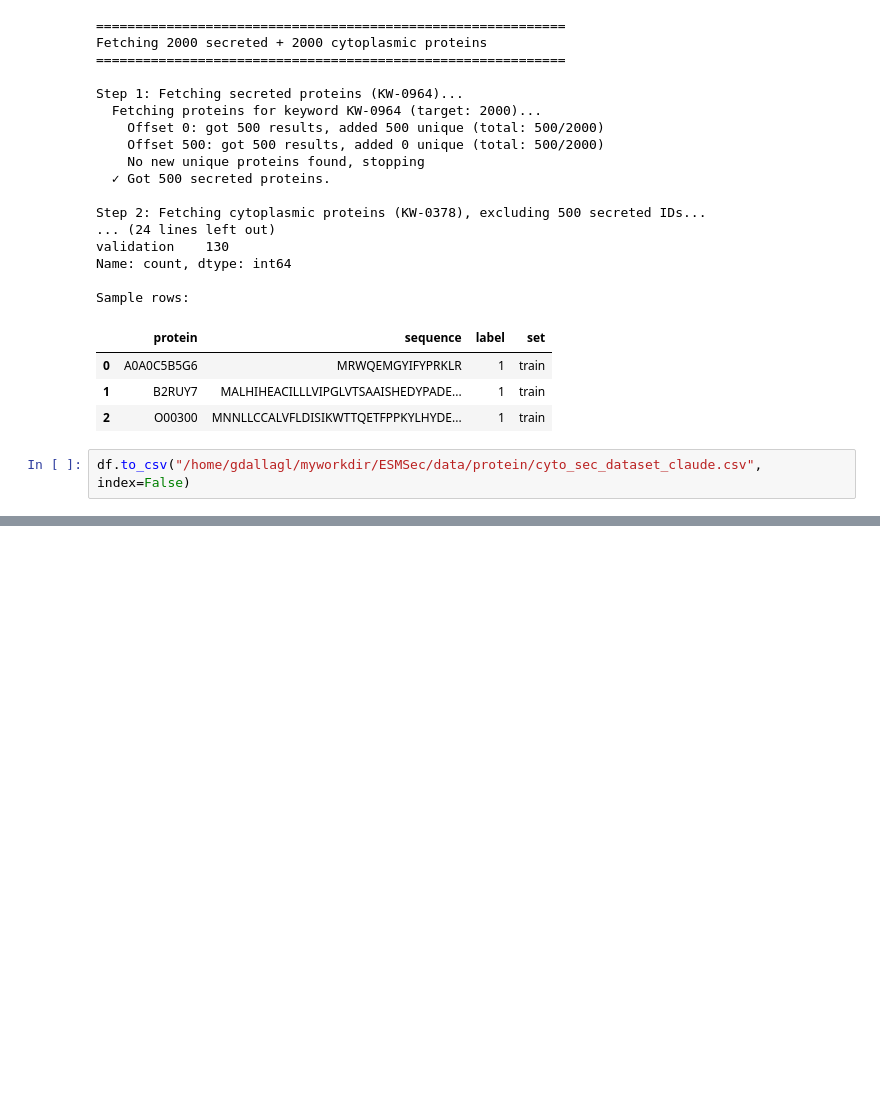
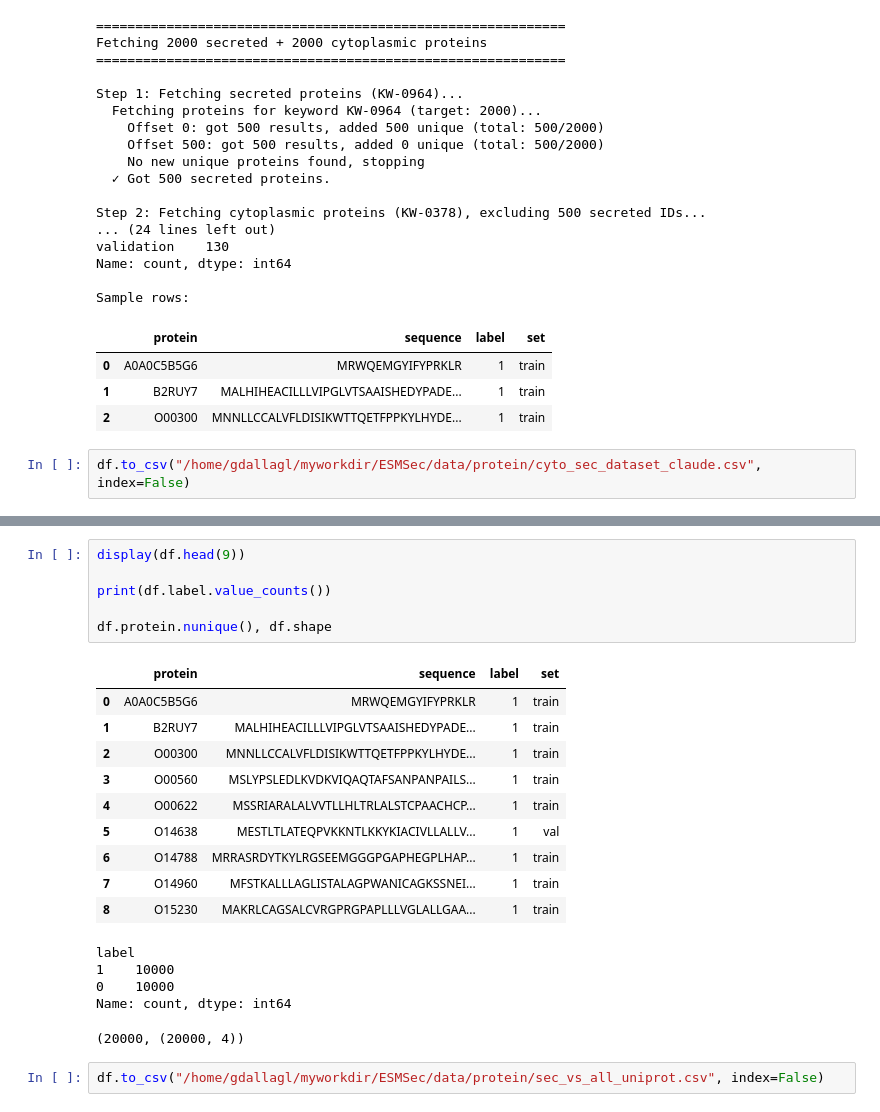
Before and after one commit to 8gabri8/ESMSec, a Jupyter notebook: create_dataset.ipynb, the cells around one changed output, grey strips where cells are left out. Saved outputs shown, nothing was run; the diff lists cells and outputs as text; blank space fills up the shorter version.

```diff
--- a/create_dataset.ipynb
+++ b/create_dataset.ipynb
@@ -644,0 +667,24 @@ df.to_csv("/home/gdallagl/myworkdir/ESMSec/data/protein/cyto_sec_dataset_claude.
+# %%
+display(df.head(9))
+
+print(df.label.value_counts())
+
+df.protein.nunique(), df.shape
+# %% [output]
+|  | protein | sequence | label | set |
+| 0 | A0A0C5B5G6 | MRWQEMGYIFYPRKLR | 1 | train |
+| 1 | B2RUY7 | MALHIHEACILLLVIPGLVTSAAISHEDYPADE... | 1 | train |
+| 2 | O00300 | MNNLLCCALVFLDISIKWTTQETFPPKYLHYDE... | 1 | train |
+| 3 | O00560 | MSLYPSLEDLKVDKVIQAQTAFSANPANPAILS... | 1 | train |
+| 4 | O00622 | MSSRIARALALVVTLLHLTRLALSTCPAACHCP... | 1 | train |
+| 5 | O14638 | MESTLTLATEQPVKKNTLKKYKIACIVLLALLV... | 1 | val |
+| 6 | O14788 | MRRASRDYTKYLRGSEEMGGGPGAPHEGPLHAP... | 1 | train |
+| 7 | O14960 | MFSTKALLLAGLISTALAGPWANICAGKSSNEI... | 1 | train |
+| 8 | O15230 | MAKRLCAGSALCVRGPRGPAPLLLVGLALLGAA... | 1 | train |
+label
+1    10000
+0    10000
+Name: count, dtype: int64
+(20000, (20000, 4))
+# %%
+df.to_csv("/home/gdallagl/myworkdir/ESMSec/data/protein/sec_vs_all_uniprot.csv", index=False)
```
Also changed, not shown: parts of 3 cells of this notebook, 3 other files.
